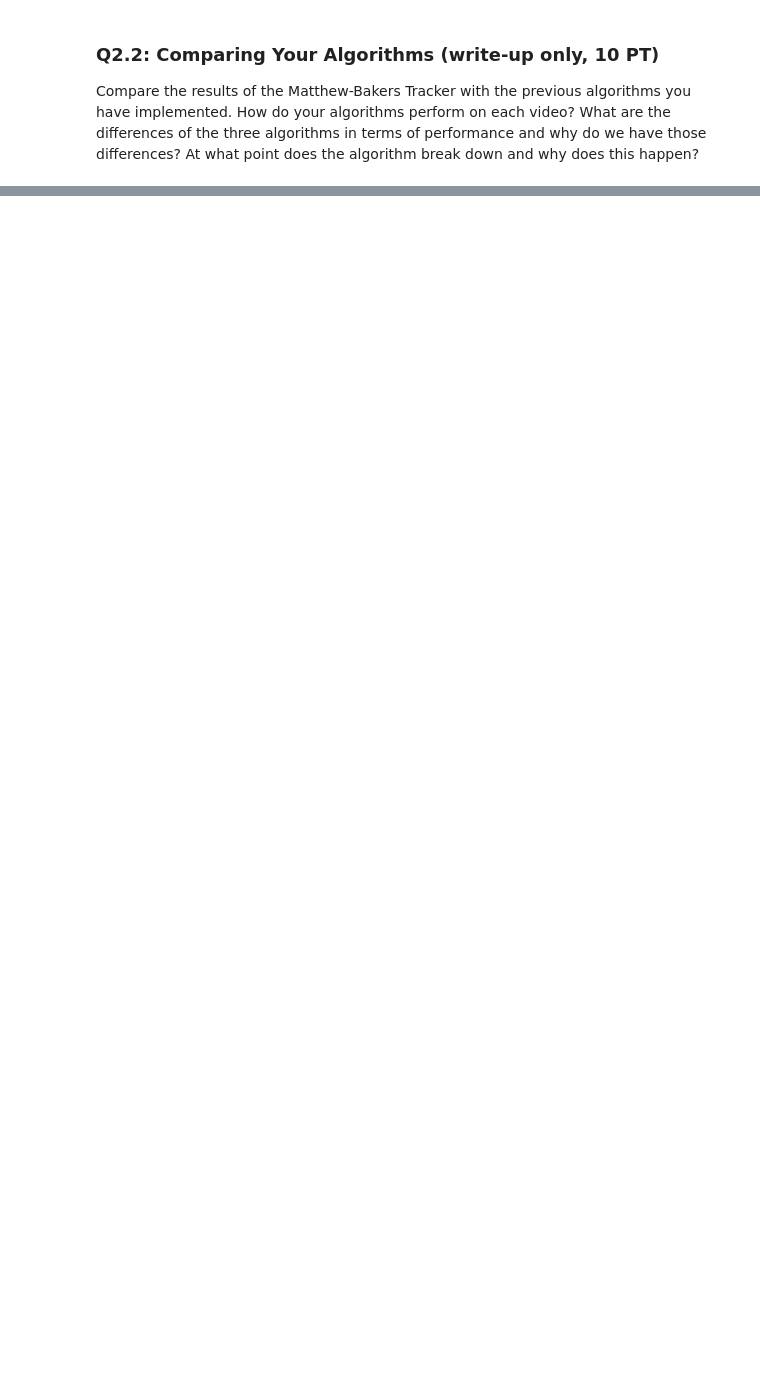
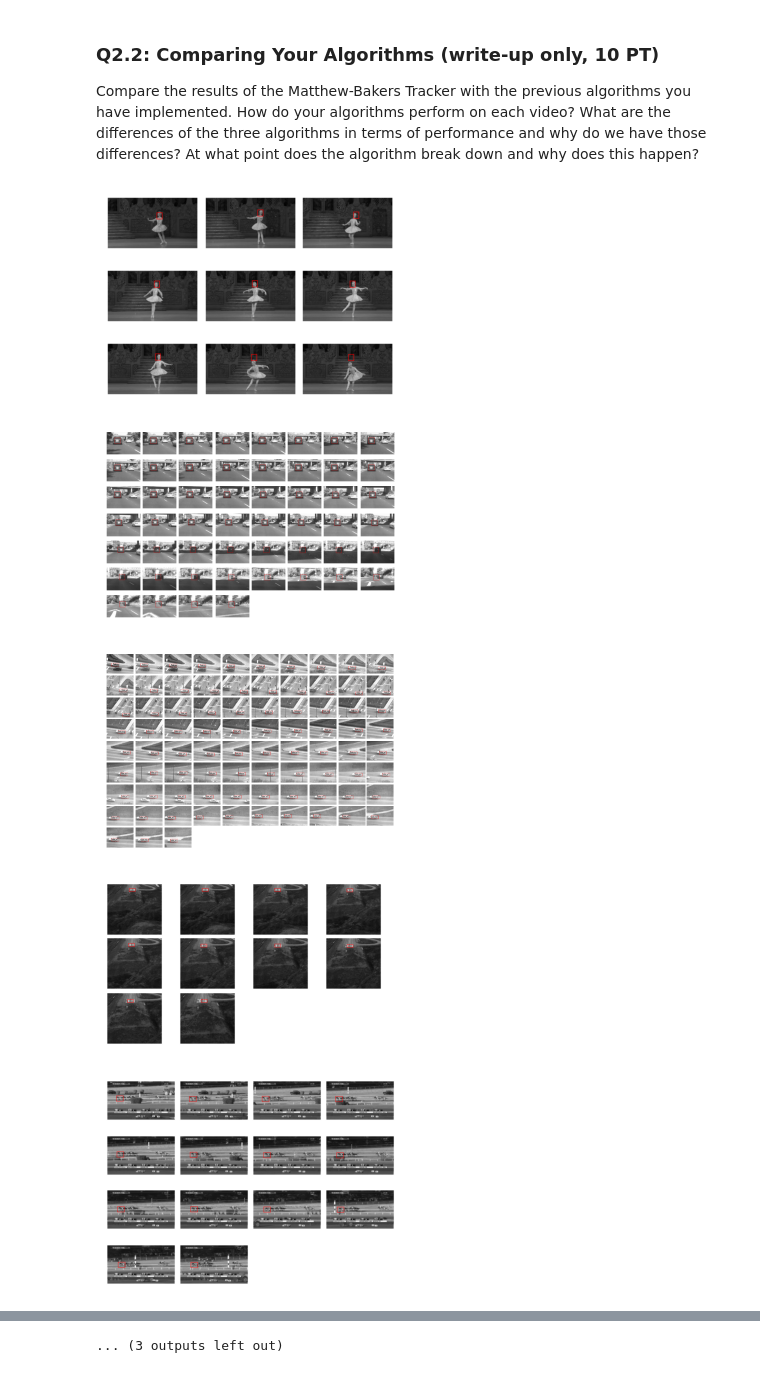
Before and after one commit to klammecr/16720-ComputerVision, a Jupyter notebook: hw6/q2.ipynb, the cells around one changed output, grey strips where cells are left out. Cells and saved outputs as stored; diff of their text form; code cells hidden in the pictures; blank space fills up the shorter version.

```diff
--- a/hw6/q2.ipynb
+++ b/hw6/q2.ipynb
@@ -204,7 +117,7 @@ def InverseCompositionAffine(It, It1, rect, thresh=.025, maxIt=100):
 # Load data
 import os
 
-data_names = ["ballet"]
+data_names = ["car1", "car2", "landing", "race", "ballet"]
 
 # Load data
 data_name = 'landing' # could choose from (car1, car2, landing, race, ballet)
@@ -269,6 +182,7 @@ for data_name in data_names:
         ax.add_patch(patches.Rectangle((rect[0], rect[1]), rect[2]-rect[0]+1, rect[3]-rect[1]+1, linewidth=2, edgecolor='red', fill=False))
         plt.imshow(It1, cmap='gray')
         if i%5 == 0:
-            plt.savefig(out_folder + f"{i}.png")
-        #plt.show()
+            plt.axis("off")
+            plt.savefig(out_folder + f"{i}.png", bbox_inches='tight')
+        plt.show()
         ax.clear()
@@ -315,3 +193,48 @@ for data_name in data_names:
 # %% [markdown]
 ### Q2.2: Comparing Your Algorithms (write-up only, 10 PT)
 Compare the results of the Matthew-Bakers Tracker with the previous algorithms you have implemented. How do your algorithms perform on each video? What are the differences of the three algorithms in terms of performance and why do we have those differences?  At what point does the algorithm break down and why does this happen?
+# %%
+import matplotlib.pyplot as plt
+from mpl_toolkits.axes_grid1 import ImageGrid
+from math import ceil
+from matplotlib import image
+
+# Add code to make a grid of each result
+def create_res_grid(directory):
+    for root, dirs, files in os.walk(directory):
+        for dir in dirs:
+            # Add the files
+            files = {}
+            for file in os.listdir(directory + dir):
+                if int(file.split(".")[0]) % 5 == 0:
+                    files[int(file.split(".")[0])] = directory + dir + "/" + file
+
+            # Make the grid
+            grid_size = ceil((len(files.keys())) ** 0.5)
+            fig = plt.figure(1)
+            fig.tight_layout()
+            for idx, key in enumerate(sorted(files.keys())):
+                plt.subplot(grid_size, grid_size, idx+1)
+                plt.imshow(image.imread(files[key]))
+                plt.axis("off")
+                plt.subplots_adjust(left=0.05,right=0.5,top=0.5,bottom=0.05,wspace=0.05,hspace=0.05)
+
+            # Save the figure
+            fig.savefig(f"{directory}{dir}_grid_{directory[9:12]}.png", bbox_inches='tight')
+            plt.show()
+            plt.close()
+
+# Make grid of Q1.1
+create_res_grid("results/q1.1/")
+
+# Make grid of Q1.2
+create_res_grid("results/q1.2/")
+
+# Make grid of Q2.1
+create_res_grid("results/q2.1/")
+# %% [output]
+[figure, added]
+[figure, added]
+[figure, added]
+[figure, added]
+[figure, added]
@@ -317,0 +248 @@ Compare the results of the Matthew-Bakers Tracker with the previous algorithms y
+... (3 outputs left out)
```
Also changed, not shown: parts of 3 cells of this notebook, 5 other files.
